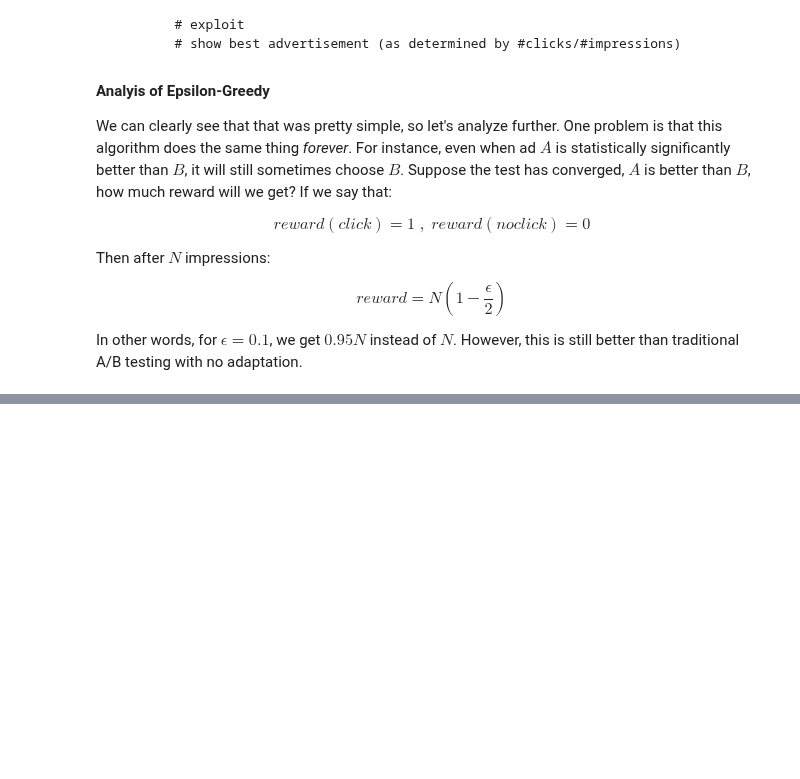
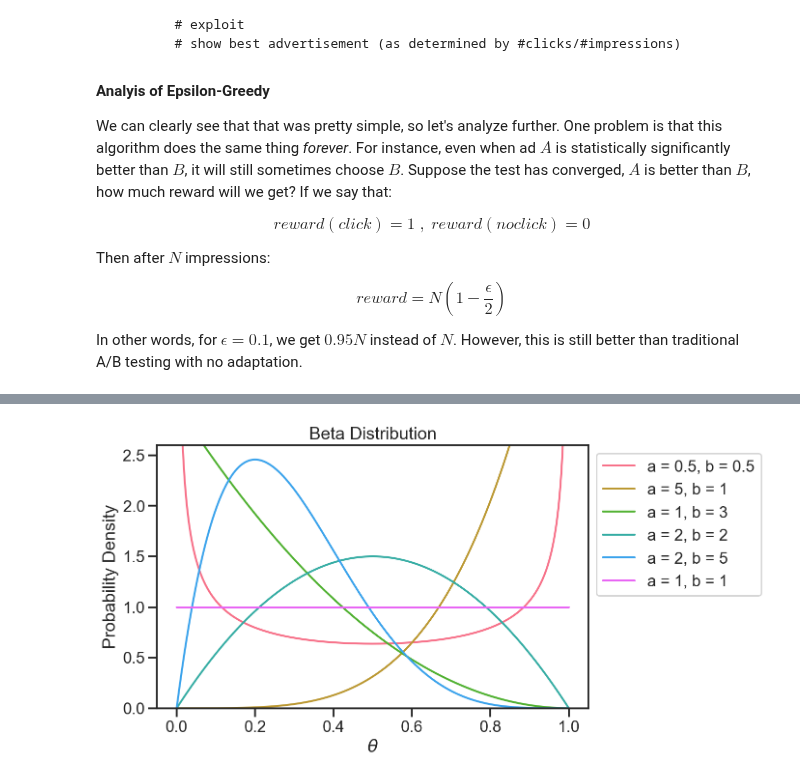
Before and after one commit to NathanielDake/intuitiveml, a Jupyter notebook: Machine_Learning/08-Bayesian_Machine_Learning-02-Bayesian-AB-Testing.ipynb, the cells around one changed output, grey strips where cells are left out. Drawn from its saved outputs; the diff is of its cells as text; code cells hidden in the pictures; blank space fills up the shorter version.

Commit message:
impemented bayesian AB testing via Thompson Sampling in code, created visualization of entire process

```diff
--- a/Machine_Learning/08-Bayesian_Machine_Learning-02-Bayesian-AB-Testing.ipynb
+++ b/Machine_Learning/08-Bayesian_Machine_Learning-02-Bayesian-AB-Testing.ipynb
@@ -228,0 +234,40 @@ The answer to our problem from above is **conjugate priors**!
+# %%
+import matplotlib.pyplot as plt
+from matplotlib.animation import FuncAnimation
+from matplotlib import rc, animation
+import numpy as np
+from scipy.stats import norm, beta
+from scipy import stats
+import pandas as pd
+import seaborn as sns
+from IPython.core.display import HTML
+
+sns.set(style="white", palette="husl")
+sns.set_context("talk")
+sns.set_style("ticks")
+
+%matplotlib inline
+%config InlineBackend.figure_format = 'retina'
+# %%
+fig, ax = plt.subplots(figsize=(8,5))
+
+# plotting distribution
+x = np.linspace(0, 1, 1000)
+
+a = [0.5, 5, 1, 2, 2, 1]
+b = [0.5, 1, 3, 2, 5, 1 ]
+legend = []
+
+for a, b in zip(a,b):
+    y = beta.pdf(x, a, b)
+    plt.plot(x, y, lw=2)
+    legend.append(f"a = {a}, b = {b}")
+
+plt.xlabel(r'$\theta$')
+plt.ylabel('Probability Density')
+plt.title('Beta Distribution')
+plt.legend(legend, bbox_to_anchor=(1, 1))
+plt.ylim(0,2.6)
+plt.show()
+# %% [output]
+[figure, added]
```
Also changed, not shown: parts of 15 cells of this notebook.
